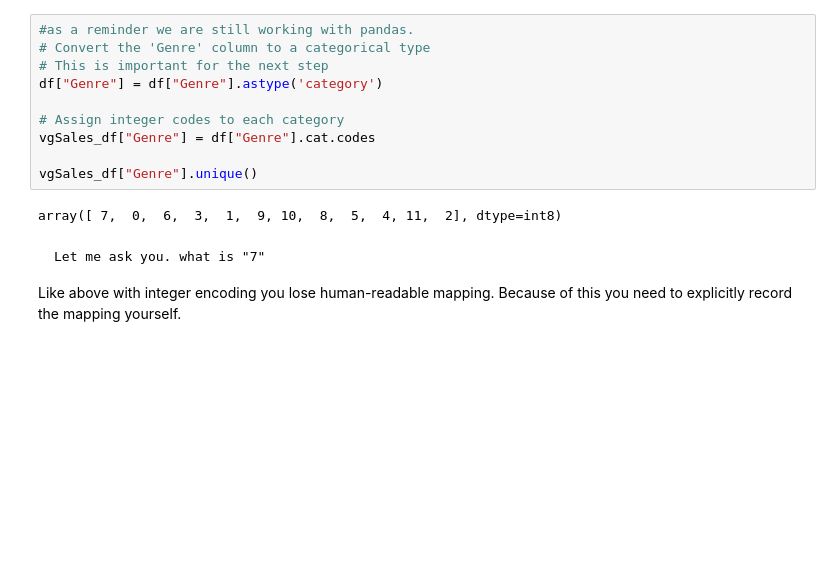
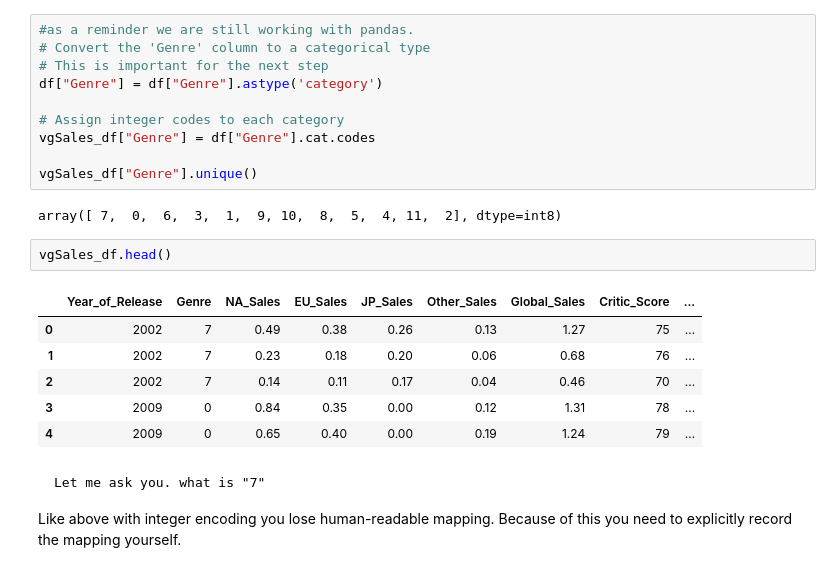
Before and after one commit to mhussen2/Mr-Powers-CPP, a Jupyter notebook: classNotes/Lecture 19 - Analysis and Visualization/Lecture 19 - Analysis and Visualization Part 2 copy.ipynb, the cells around one changed output. Drawn from its saved outputs; the diff is of its cells as text; blank space fills up the shorter version.

```diff
--- a/classNotes/Lecture 19 - Analysis and Visualization/Lecture 19 - Analysis and Visualization Part 2 copy.ipynb
+++ b/classNotes/Lecture 19 - Analysis and Visualization/Lecture 19 - Analysis and Visualization Part 2 copy.ipynb
@@ -145,6 +113,15 @@ vgSales_df["Genre"] = df["Genre"].cat.codes
 vgSales_df["Genre"].unique()
 # %% [output]
 array([ 7,  0,  6,  3,  1,  9, 10,  8,  5,  4, 11,  2], dtype=int8)
+# %%
+vgSales_df.head()
+# %% [output]
+|  | Year_of_Release | Genre | NA_Sales | EU_Sales | JP_Sales | Other_Sales | Global_Sales | Critic_Score | ... |
+| 0 | 2002 | 7 | 0.49 | 0.38 | 0.26 | 0.13 | 1.27 | 75 | ... |
+| 1 | 2002 | 7 | 0.23 | 0.18 | 0.20 | 0.06 | 0.68 | 76 | ... |
+| 2 | 2002 | 7 | 0.14 | 0.11 | 0.17 | 0.04 | 0.46 | 70 | ... |
+| 3 | 2009 | 0 | 0.84 | 0.35 | 0.00 | 0.12 | 1.31 | 78 | ... |
+| 4 | 2009 | 0 | 0.65 | 0.40 | 0.00 | 0.19 | 1.24 | 79 | ... |
 # %% [markdown]
     Let me ask you. what is "7"
 
```
Also changed, not shown: parts of 13 cells of this notebook, 14 other files.
